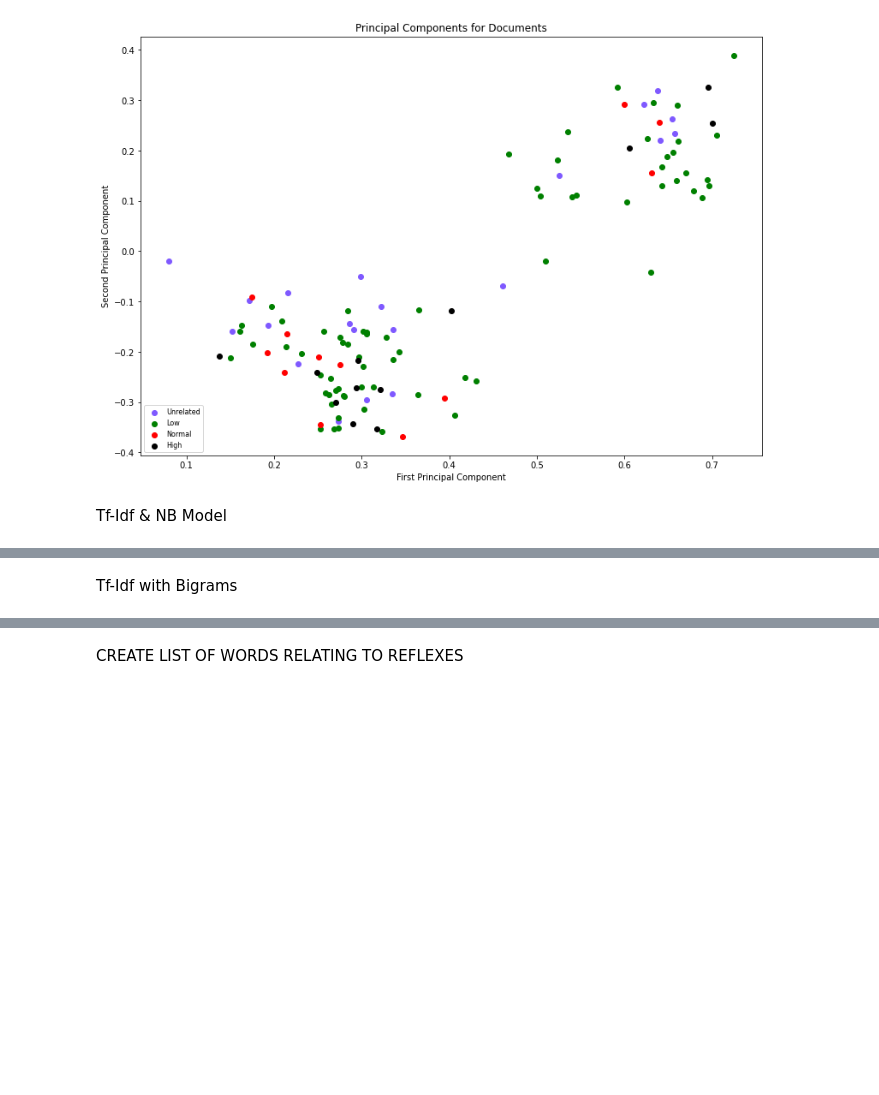
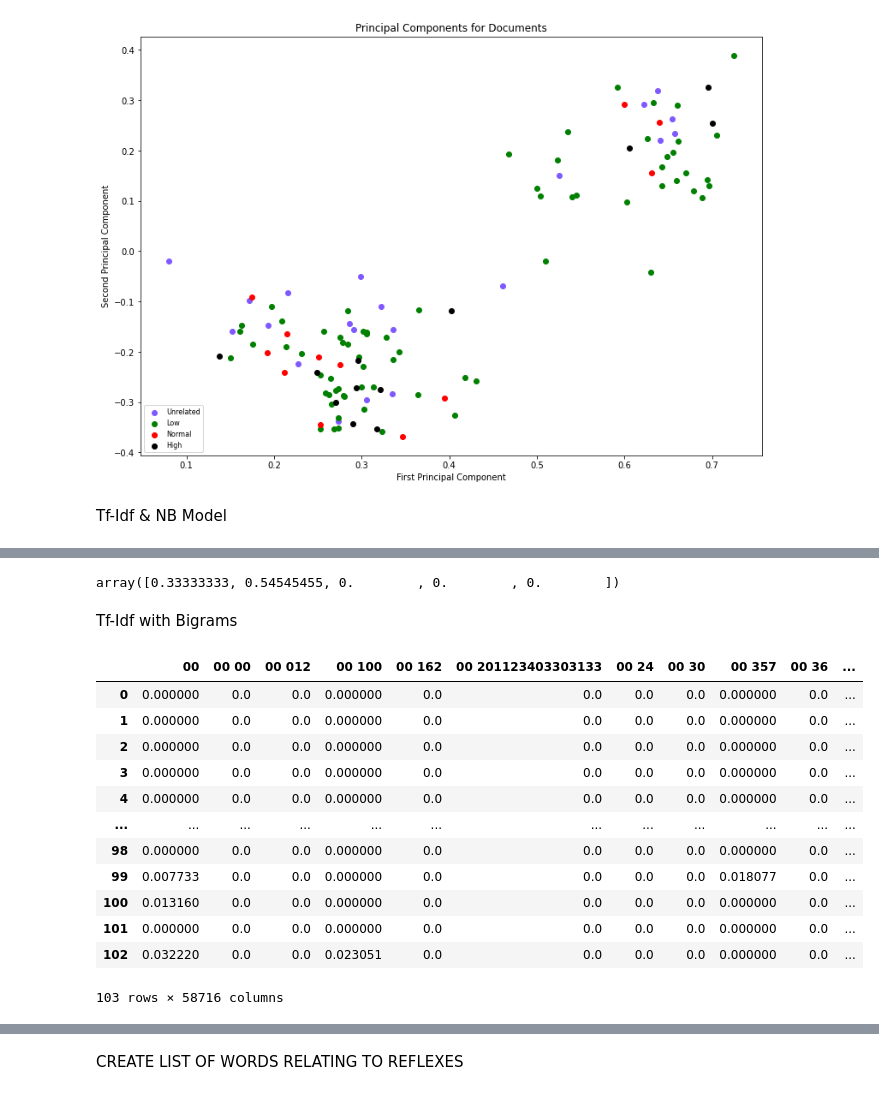
Before and after one commit to kerryqliu/stats170, a Jupyter notebook: tfidftesting.ipynb, the cells around one changed output, grey strips where cells are left out. Saved outputs shown, nothing was run; the diff lists cells and outputs as text; code cells hidden in the pictures; blank space fills up the shorter version.

```diff
--- a/tfidftesting.ipynb
+++ b/tfidftesting.ipynb
@@ -155,6 +157,12 @@ Prediction time (test): 0.001s
 
 Train set score: 0.9514563106796117
 Test set score: 0.3333333333333333
+# %%
+from sklearn.metrics import f1_score
+y_pred1 = model.predict(features_test)
+f1_score(labels_test, y_pred1, average=None)
+# %% [output]
+array([0.33333333, 0.54545455, 0.        , 0.        , 0.        ])
 # %% [markdown]
 Tf-Idf with Bigrams
 # %%
@@ -163,6 +171,23 @@ features_train2, features_test2, labels_train2, labels_test2 = train_test_split(
 vectorizer2 = TfidfVectorizer(stop_words='english', ngram_range = (1,2))
 features_train2 = vectorizer2.fit_transform(features_train2)
 features_test2 = vectorizer2.transform(features_test2)
+# %%
+vocab2 = vectorizer2.get_feature_names()
+pd.DataFrame(data=features_train2.toarray(), columns=vocab2)
+# %% [output]
+|  | 00 | 00 00 | 00 012 | 00 100 | 00 162 | 00 201123403303133 | 00 24 | 00 30 | 00 357 | 00 36 | ... |
+| 0 | 0.000000 | 0.0 | 0.0 | 0.000000 | 0.0 | 0.0 | 0.0 | 0.0 | 0.000000 | 0.0 | ... |
+| 1 | 0.000000 | 0.0 | 0.0 | 0.000000 | 0.0 | 0.0 | 0.0 | 0.0 | 0.000000 | 0.0 | ... |
+| 2 | 0.000000 | 0.0 | 0.0 | 0.000000 | 0.0 | 0.0 | 0.0 | 0.0 | 0.000000 | 0.0 | ... |
+| 3 | 0.000000 | 0.0 | 0.0 | 0.000000 | 0.0 | 0.0 | 0.0 | 0.0 | 0.000000 | 0.0 | ... |
+| 4 | 0.000000 | 0.0 | 0.0 | 0.000000 | 0.0 | 0.0 | 0.0 | 0.0 | 0.000000 | 0.0 | ... |
+| ... | ... | ... | ... | ... | ... | ... | ... | ... | ... | ... | ... |
+| 98 | 0.000000 | 0.0 | 0.0 | 0.000000 | 0.0 | 0.0 | 0.0 | 0.0 | 0.000000 | 0.0 | ... |
+| 99 | 0.007733 | 0.0 | 0.0 | 0.000000 | 0.0 | 0.0 | 0.0 | 0.0 | 0.018077 | 0.0 | ... |
+| 100 | 0.013160 | 0.0 | 0.0 | 0.000000 | 0.0 | 0.0 | 0.0 | 0.0 | 0.000000 | 0.0 | ... |
+| 101 | 0.000000 | 0.0 | 0.0 | 0.000000 | 0.0 | 0.0 | 0.0 | 0.0 | 0.000000 | 0.0 | ... |
+| 102 | 0.032220 | 0.0 | 0.0 | 0.023051 | 0.0 | 0.0 | 0.0 | 0.0 | 0.000000 | 0.0 | ... |
+103 rows × 58716 columns
 # %%
 selector2 = SelectPercentile(f_classif, percentile=10)
 selector2.fit(features_train2, labels_train)
```
Also changed, not shown: parts of 10 cells of this notebook.
